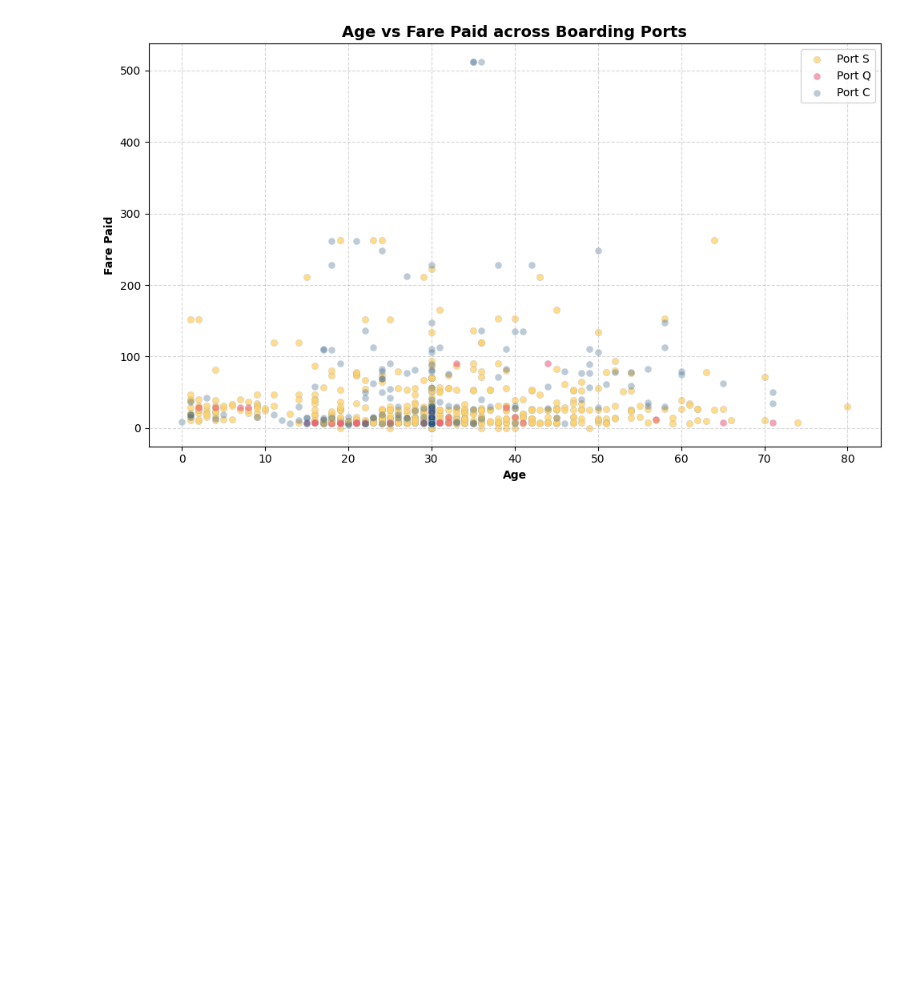
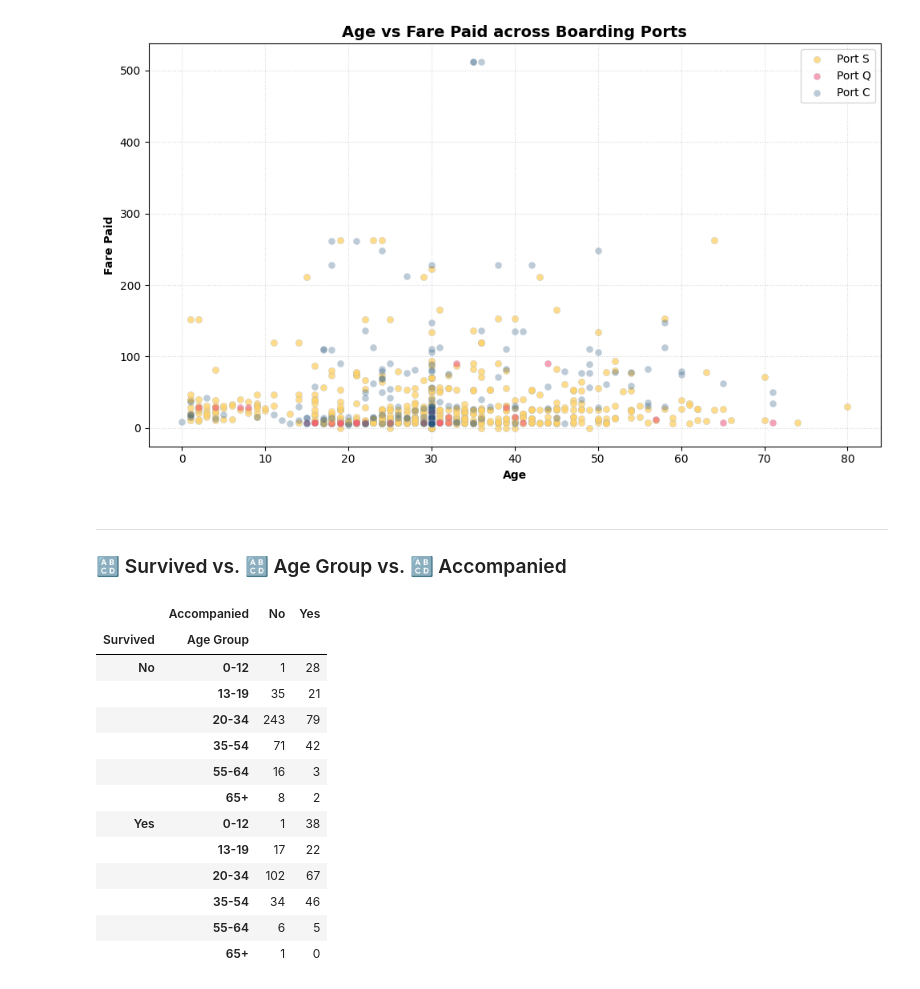
Before and after one commit to grace-sampao/Cyber-Shujaa---Exploratory-Data-Analysis, a Jupyter notebook: notebooks/exploratory_data_analysis.ipynb, the cells around one changed output. Drawn from its saved outputs; the diff is of its cells as text; code cells hidden in the pictures; blank space fills up the shorter version.

```diff
--- a/notebooks/exploratory_data_analysis.ipynb
+++ b/notebooks/exploratory_data_analysis.ipynb
@@ -1068,3 +1068,33 @@ fig.tight_layout()
 plt.show()
 # %% [output]
 [figure]
+# %% [markdown]
+
+---
+
+### 🔠 Survived vs. 🔠 Age Group vs. 🔠 Accompanied
+# %%
+survived_age_group_accompanied = titanic_data[['Survived', 'Age Group', 'Accompanied']].value_counts().unstack()
+survived_age_group_accompanied.fillna(0, inplace=True)
+survived_age_group_accompanied = survived_age_group_accompanied.astype(
+  {
+    'No': 'int64',
+    'Yes': 'int64'
+	}
+)
+survived_age_group_accompanied
+# %% [output]
+|  | Accompanied | No | Yes |
+| Survived | Age Group |  |  |
+| No | 0-12 | 1 | 28 |
+|  | 13-19 | 35 | 21 |
+|  | 20-34 | 243 | 79 |
+|  | 35-54 | 71 | 42 |
+|  | 55-64 | 16 | 3 |
+|  | 65+ | 8 | 2 |
+| Yes | 0-12 | 1 | 38 |
+|  | 13-19 | 17 | 22 |
+|  | 20-34 | 102 | 67 |
+|  | 35-54 | 34 | 46 |
+|  | 55-64 | 6 | 5 |
+|  | 65+ | 1 | 0 |
```
Also changed, not shown: parts of 3 cells of this notebook.
